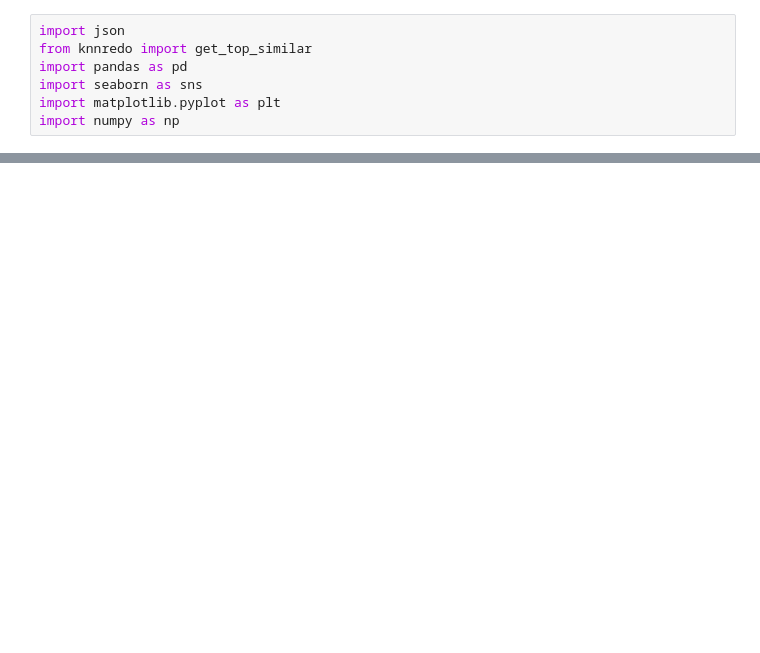
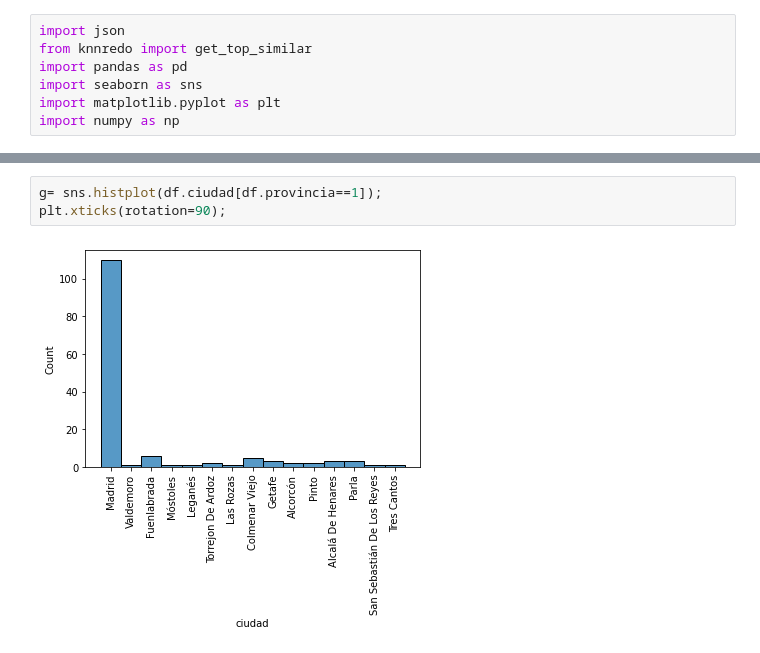
Before and after one commit to emilio-carrasco/clikalia, a Jupyter notebook: tester/tester.ipynb, the cells around one changed output, grey strips where cells are left out. Saved outputs shown, nothing was run; the diff lists cells and outputs as text; blank space fills up the shorter version.

```diff
--- a/tester/tester.ipynb
+++ b/tester/tester.ipynb
@@ -18 +21,6 @@ with open('./perfiles/perfil1.json') as archivo:
+# %%
+g= sns.histplot(df.ciudad[df.provincia==1]);
+plt.xticks(rotation=90);
+# %% [output]
+[figure, added]
 # %%
```
Also changed, not shown: parts of 16 cells of this notebook, 2 other files.
